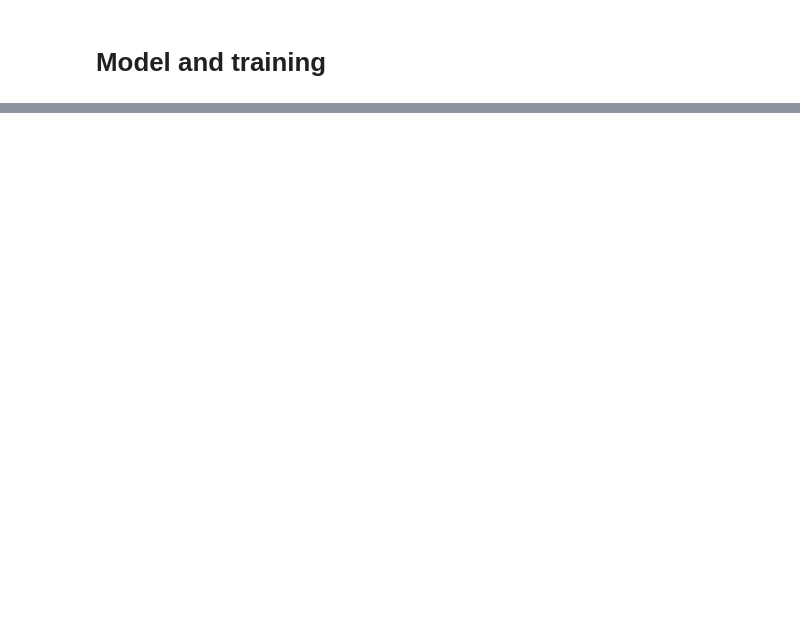
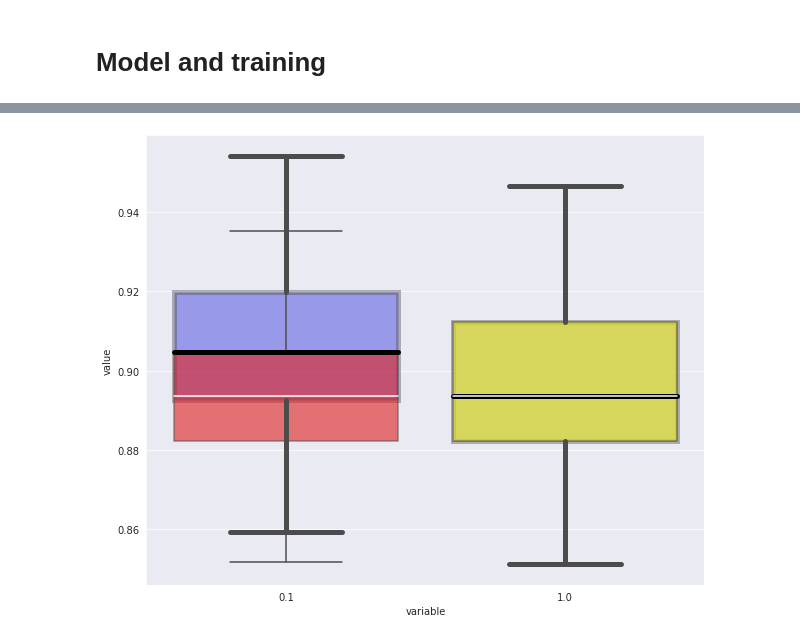
Before and after one commit to genxnetwork/fl-genomics, a Jupyter notebook: src/JupyterNotebooks/pruning.ipynb, the cells around one changed output, grey strips where cells are left out. Saved outputs shown, nothing was run; the diff lists cells and outputs as text; code cells hidden in the pictures; blank space fills up the shorter version.

```diff
--- a/src/JupyterNotebooks/pruning.ipynb
+++ b/src/JupyterNotebooks/pruning.ipynb
@@ -107,0 +222,9 @@ plot.set(xlabel='pruning threshold', ylabel='RF accuracy')
+# %%
+a4_dims = (10, 8.27)
+fig, ax = pyplot.subplots(figsize=a4_dims)
+plot = sns.boxplot(x='variable', y='value', medianprops={'color':'black'}, data=df_real.loc[(df_real['variable'] == 0.1) | (df_real['variable'] == 1.0)], ax=ax, boxprops=dict(alpha=.4), color="blue", linewidth=5)
+plot = sns.boxplot(x='variable', y='value', medianprops={'color':'white'}, data=df_fake.loc[(df_fake['variable'] == 0.1) | (df_real['variable'] == 1.0)], ax=ax, boxprops=dict(alpha=.6), color="red")
+mybox = plot.patches[-1]
+mybox.set_facecolor('yellow')
+# %% [output]
+[figure, added]
```
Also changed, not shown: parts of 24 cells of this notebook.
